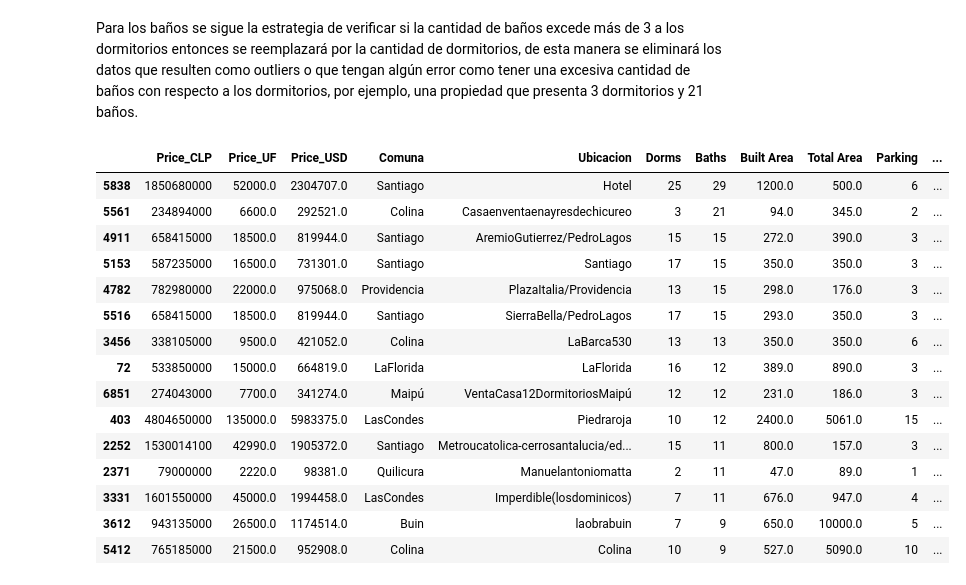
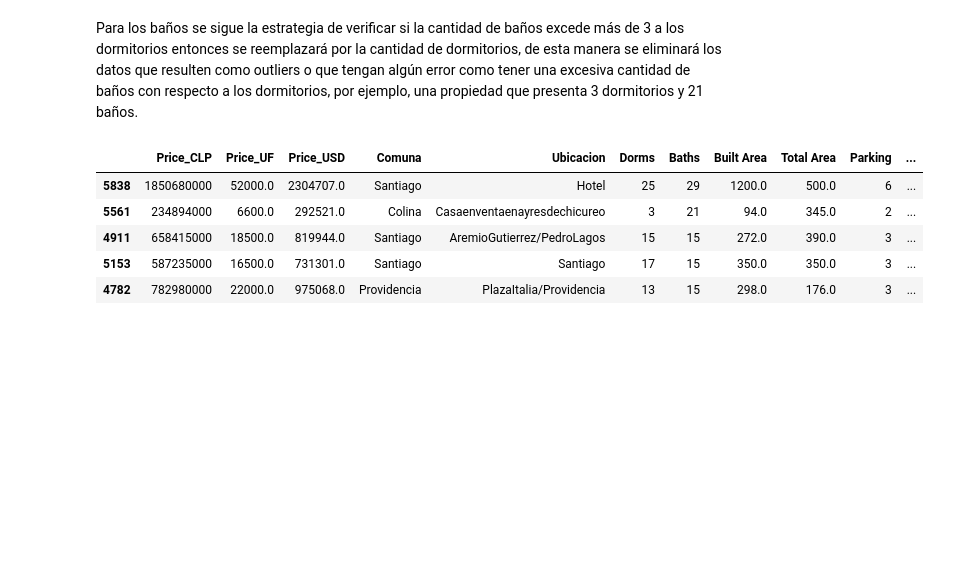
Before and after one commit to gonzakayunawel/casas_usadas_chile_analysis, a Jupyter notebook: B005_Gonzalo_Cayunao.ipynb, the cells around one changed output. Drawn from its saved outputs; the diff is of its cells as text; code cells hidden in the pictures; blank space fills up the shorter version.

```diff
--- a/B005_Gonzalo_Cayunao.ipynb
+++ b/B005_Gonzalo_Cayunao.ipynb
@@ -303,24 +283,14 @@ df.sort_values(by="Dorms", ascending=False)[:15]
 # %% [markdown]
 Para los baños se sigue la estrategia de verificar si la cantidad de baños excede más de 3 a los dormitorios entonces se reemplazará por la cantidad de dormitorios, de esta manera se eliminará los datos que resulten como outliers o que tengan algún error como tener una excesiva cantidad de baños con respecto a los dormitorios, por ejemplo, una propiedad que presenta 3 dormitorios y 21 baños.
 # %%
-df.sort_values(by="Baths", ascending=False)[:15]
+df.sort_values(by="Baths", ascending=False)[:5]
 # %% [output]
 |  | Price_CLP | Price_UF | Price_USD | Comuna | Ubicacion | Dorms | Baths | Built Area | Total Area | Parking | ... |
 | 5838 | 1850680000 | 52000.0 | 2304707.0 | Santiago | Hotel | 25 | 29 | 1200.0 | 500.0 | 6 | ... |
 | 5561 | 234894000 | 6600.0 | 292521.0 | Colina | Casaenventaenayresdechicureo | 3 | 21 | 94.0 | 345.0 | 2 | ... |
 | 4911 | 658415000 | 18500.0 | 819944.0 | Santiago | AremioGutierrez/PedroLagos | 15 | 15 | 272.0 | 390.0 | 3 | ... |
 | 5153 | 587235000 | 16500.0 | 731301.0 | Santiago | Santiago | 17 | 15 | 350.0 | 350.0 | 3 | ... |
 | 4782 | 782980000 | 22000.0 | 975068.0 | Providencia | PlazaItalia/Providencia | 13 | 15 | 298.0 | 176.0 | 3 | ... |
-| 5516 | 658415000 | 18500.0 | 819944.0 | Santiago | SierraBella/PedroLagos | 17 | 15 | 293.0 | 350.0 | 3 | ... |
-| 3456 | 338105000 | 9500.0 | 421052.0 | Colina | LaBarca530 | 13 | 13 | 350.0 | 350.0 | 6 | ... |
-| 72 | 533850000 | 15000.0 | 664819.0 | LaFlorida | LaFlorida | 16 | 12 | 389.0 | 890.0 | 3 | ... |
-| 6851 | 274043000 | 7700.0 | 341274.0 | Maipú | VentaCasa12DormitoriosMaipú | 12 | 12 | 231.0 | 186.0 | 3 | ... |
-| 403 | 4804650000 | 135000.0 | 5983375.0 | LasCondes | Piedraroja | 10 | 12 | 2400.0 | 5061.0 | 15 | ... |
-| 2252 | 1530014100 | 42990.0 | 1905372.0 | Santiago | Metroucatolica-cerrosantalucia/ed... | 15 | 11 | 800.0 | 157.0 | 3 | ... |
-| 2371 | 79000000 | 2220.0 | 98381.0 | Quilicura | Manuelantoniomatta | 2 | 11 | 47.0 | 89.0 | 1 | ... |
-| 3331 | 1601550000 | 45000.0 | 1994458.0 | LasCondes | Imperdible(losdominicos) | 7 | 11 | 676.0 | 947.0 | 4 | ... |
-| 3612 | 943135000 | 26500.0 | 1174514.0 | Buin | laobrabuin | 7 | 9 | 650.0 | 10000.0 | 5 | ... |
-| 5412 | 765185000 | 21500.0 | 952908.0 | Colina | Colina | 10 | 9 | 527.0 | 5090.0 | 10 | ... |
 # %%
 difference_bath = df["Dorms"] + 3
 
```
Also changed, not shown: parts of 62 cells of this notebook.
